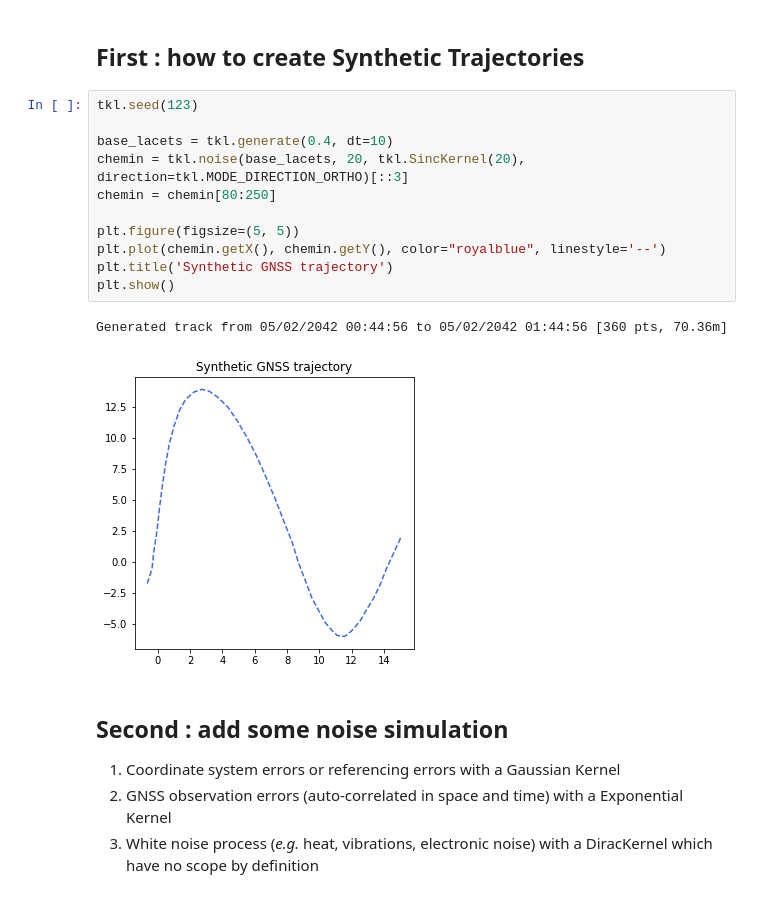
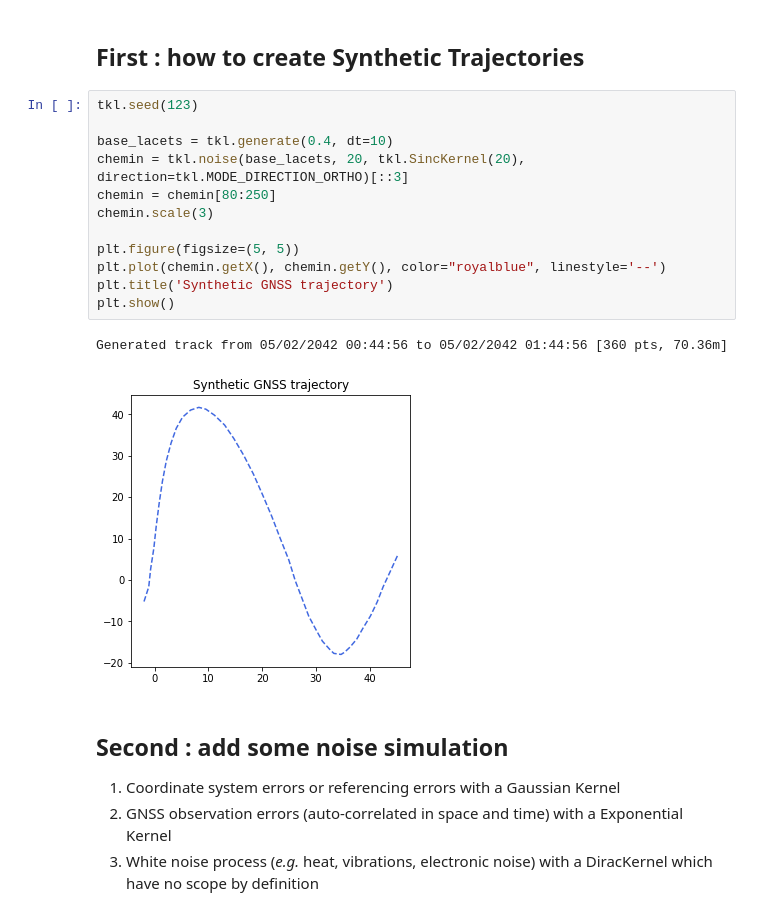
Before and after one commit to umrlastig/tracklib, a Jupyter notebook: doc/source/userguide/UG_SyntheticRealistic.ipynb, the cells around one changed output. Drawn from its saved outputs; the diff is of its cells as text.

```diff
--- a/doc/source/userguide/UG_SyntheticRealistic.ipynb
+++ b/doc/source/userguide/UG_SyntheticRealistic.ipynb
@@ -57,17 +57,18 @@ from random import random, randint
 # %%
 tkl.seed(123)
 
 base_lacets = tkl.generate(0.4, dt=10)
 chemin = tkl.noise(base_lacets, 20, tkl.SincKernel(20), direction=tkl.MODE_DIRECTION_ORTHO)[::3]
 chemin = chemin[80:250]
+chemin.scale(3)
 
 plt.figure(figsize=(5, 5))
 plt.plot(chemin.getX(), chemin.getY(), color="royalblue", linestyle='--')
 plt.title('Synthetic GNSS trajectory')
 plt.show()
 # %% [output]
 Generated track from 05/02/2042 00:44:56 to 05/02/2042 01:44:56 [360 pts, 70.36m]
-[figure, old version]
+[figure, new version]
 # %% [markdown]
 ## Second : add some noise simulation
 
```
Also changed, not shown: parts of 2 cells of this notebook.
